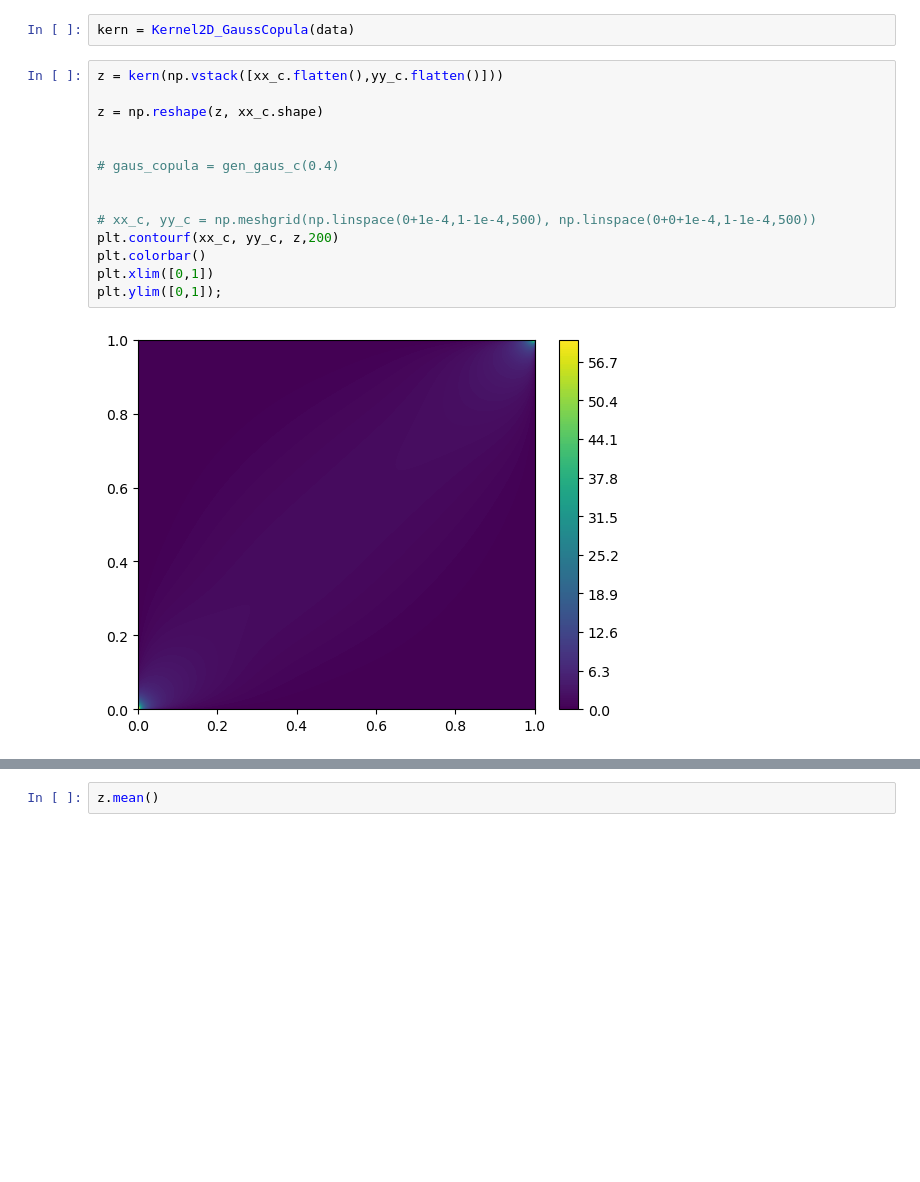
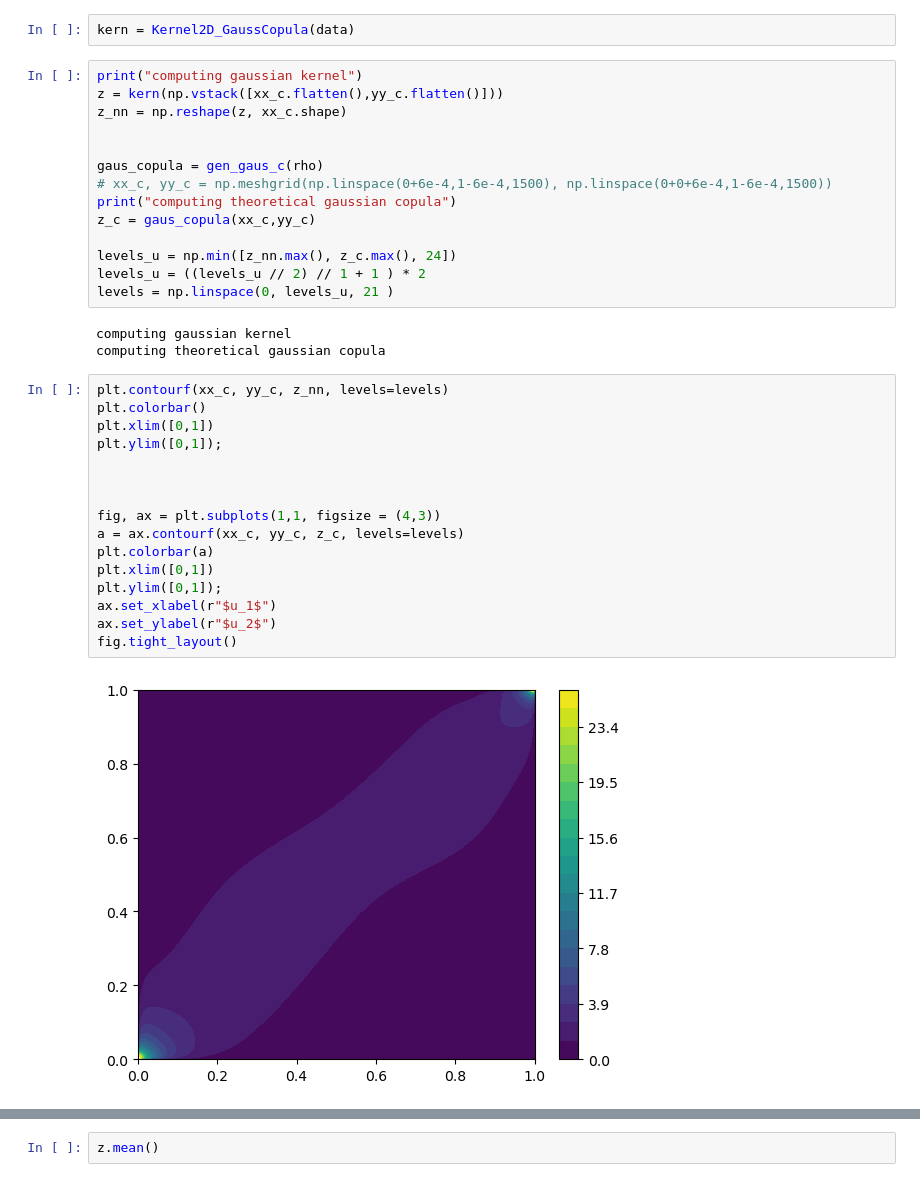
Before and after one commit to jonasbruhub/Analysis-of-Production-flow-systems-with-focus-on-industry, a Jupyter notebook: Simulations and code/MI computation - KDE - gaussian copula.ipynb, the cells around one changed output, grey strips where cells are left out. Cells and saved outputs as stored; diff of their text form; blank space fills up the shorter version.

```diff
--- a/Simulations and code/MI computation - KDE - gaussian copula.ipynb
+++ b/Simulations and code/MI computation - KDE - gaussian copula.ipynb
@@ -65,18 +69,37 @@ def Kernel2D_GaussCopula(kern_centers, h = None):
 # %%
 kern = Kernel2D_GaussCopula(data)
 # %%
+print("computing gaussian kernel")
 z = kern(np.vstack([xx_c.flatten(),yy_c.flatten()]))
-
-z = np.reshape(z, xx_c.shape)
+z_nn = np.reshape(z, xx_c.shape)
 
 
-# gaus_copula = gen_gaus_c(0.4)
+gaus_copula = gen_gaus_c(rho)
+# xx_c, yy_c = np.meshgrid(np.linspace(0+6e-4,1-6e-4,1500), np.linspace(0+0+6e-4,1-6e-4,1500))
+print("computing theoretical gaussian copula")
+z_c = gaus_copula(xx_c,yy_c)
 
-
-# xx_c, yy_c = np.meshgrid(np.linspace(0+1e-4,1-1e-4,500), np.linspace(0+0+1e-4,1-1e-4,500))
-plt.contourf(xx_c, yy_c, z,200)
-plt.colorbar()
-plt.xlim([0,1])
-plt.ylim([0,1]);
+levels_u = np.min([z_nn.max(), z_c.max(), 24])
+levels_u = ((levels_u // 2) // 1 + 1 ) * 2
+levels = np.linspace(0, levels_u, 21 )
 # %% [output]
-[figure, removed]
+computing gaussian kernel
+computing theoretical gaussian copula
+# %%
+plt.contourf(xx_c, yy_c, z_nn, levels=levels)
+plt.colorbar()
+plt.xlim([0,1])
+plt.ylim([0,1]);
+
+
+
+fig, ax = plt.subplots(1,1, figsize = (4,3))
+a = ax.contourf(xx_c, yy_c, z_c, levels=levels)
+plt.colorbar(a)
+plt.xlim([0,1])
+plt.ylim([0,1]);
+ax.set_xlabel(r"$u_1$")
+ax.set_ylabel(r"$u_2$")
+fig.tight_layout()
+# %% [output]
+[figure, added]
```
Also changed, not shown: parts of 6 cells of this notebook, 13 other files.
